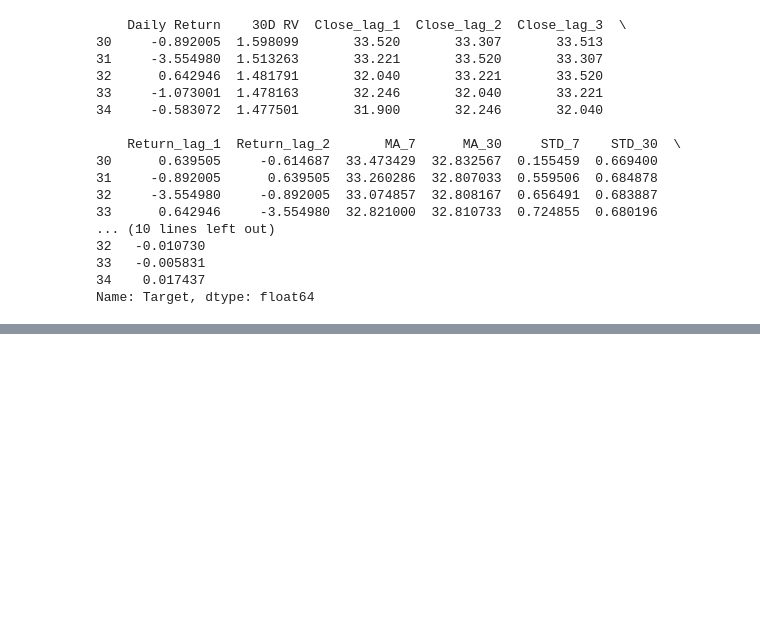
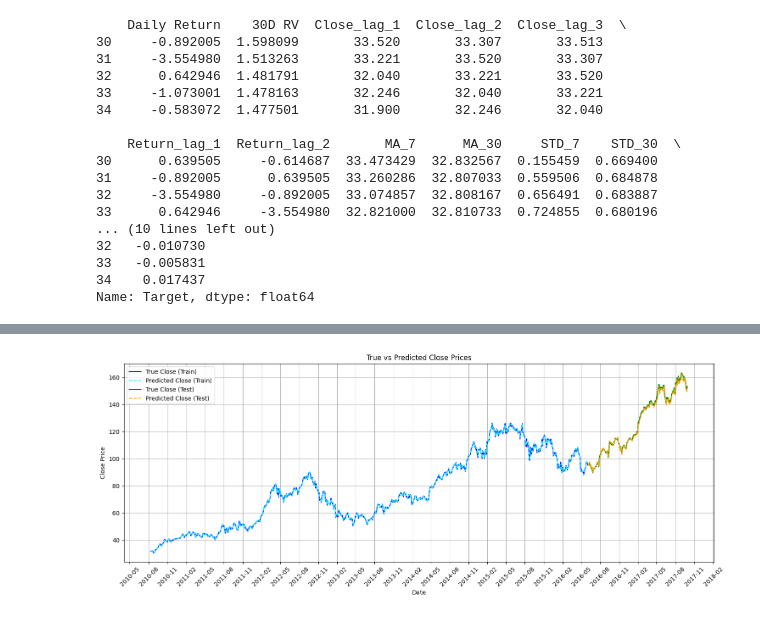
Before and after one commit to AkshatK6971/CAIC_Summer_Of_Tech_25, a Jupyter notebook: Quant_ARIES_X_Economics_and_Finance_Club/Week2/week2.ipynb, the cells around one changed output, grey strips where cells are left out. Saved outputs shown, nothing was run; the diff lists cells and outputs as text; code cells hidden in the pictures; blank space fills up the shorter version.

```diff
--- a/Quant_ARIES_X_Economics_and_Finance_Club/Week2/week2.ipynb
+++ b/Quant_ARIES_X_Economics_and_Finance_Club/Week2/week2.ipynb
@@ -125,0 +133,40 @@ Close Price Prediction RMSE (Test): 1.9781954869261054
+# %%
+import matplotlib.dates as mdates
+train_indices = y_train.index
+train_shifted = train_indices[train_indices + 1 < len(df)]
+
+train_predicted_close_tomorrow = train_close_today * (1 + y_train_pred)
+train_predicted_close_tomorrow = train_predicted_close_tomorrow[train_shifted - train_indices[0]]
+
+train_true_close_tomorrow = df.loc[train_shifted + 1, 'Close'].values
+train_dates = df.loc[train_shifted + 1, 'Date'].values
+
+test_indices = y_test.index
+test_shifted = test_indices[test_indices + 1 < len(df)]
+
+test_predicted_close_tomorrow = test_close_today * (1 + y_test_pred)
+test_predicted_close_tomorrow = test_predicted_close_tomorrow[test_shifted - test_indices[0]]
+
+test_true_close_tomorrow = df.loc[test_shifted + 1, 'Close'].values
+test_dates = df.loc[test_shifted + 1, 'Date'].values
+
+plt.figure(figsize=(15, 6))
+plt.plot(train_dates, train_true_close_tomorrow, label='True Close (Train)', color='blue')
+plt.plot(train_dates, train_predicted_close_tomorrow, label='Predicted Close (Train)', linestyle='--', color='cyan')
+
+plt.plot(test_dates, test_true_close_tomorrow, label='True Close (Test)', color='green')
+plt.plot(test_dates, test_predicted_close_tomorrow, label='Predicted Close (Test)', linestyle='--', color='orange')
+
+plt.title('True vs Predicted Close Prices')
+plt.xlabel('Date')
+plt.ylabel('Close Price')
+plt.legend()
+plt.grid(True)
+ax = plt.gca()
+ax.xaxis.set_major_formatter(mdates.DateFormatter('%Y-%m'))
+ax.xaxis.set_major_locator(mdates.MonthLocator(interval=3))
+plt.xticks(rotation=45)
+plt.tight_layout()
+plt.show()
+# %% [output]
+[figure, added]
```
Also changed, not shown: parts of 5 cells of this notebook, 9 other files.
